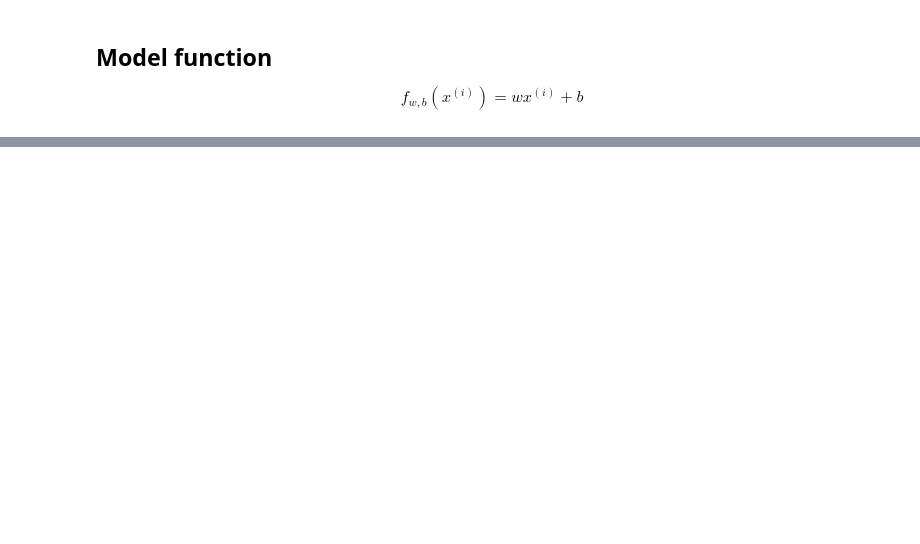
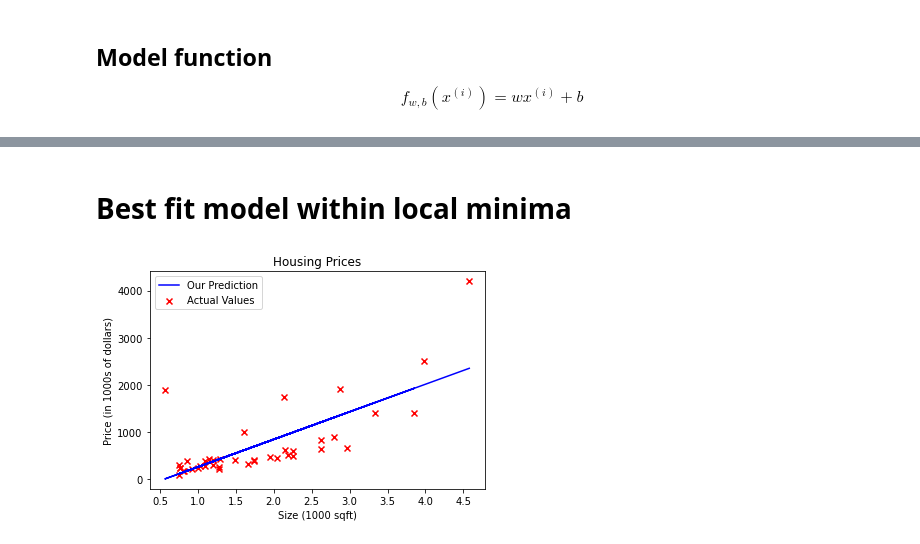
Before and after one commit to Josiel1998/machine-learning, a Jupyter notebook: JupyterNotebooks/Linear Regression - Real Estate.ipynb, the cells around one changed output, grey strips where cells are left out. Cells and saved outputs as stored; diff of their text form; code cells hidden in the pictures; blank space fills up the shorter version.

```diff
--- a/JupyterNotebooks/Linear Regression - Real Estate.ipynb
+++ b/JupyterNotebooks/Linear Regression - Real Estate.ipynb
@@ -86,0 +251,11 @@ where
+# %%
+# initialize parameters
+w_init = 0
+b_init = 0
+# some gradient descent settings
+iterations = 10000
+tmp_alpha = 1.0e-2
+# run gradient descent
+w_final, b_final, J_hist, p_hist, w_hist, b_hist = gradient_descent(x_train ,y_train, w_init, b_init, tmp_alpha,
+                                                    iterations, compute_cost, compute_gradient)
+print(f"(w,b) found by gradient descent: ({w_final:8.4f},{b_final:8.4f})")
@@ -86,0 +274,24 @@ where
+# %% [markdown]
+# Best fit model within local minima
+# %%
+w = w_final
+b = b_final
+
+tmp_f_wb = compute_model_output(x_train, w, b,)
+
+# Plot our model prediction
+plt.plot(x_train, tmp_f_wb, c='b',label='Our Prediction')
+
+# Plot the data points
+plt.scatter(x_train, y_train, marker='x', c='r',label='Actual Values')
+
+# Set the title
+plt.title("Housing Prices")
+# Set the y-axis label
+plt.ylabel('Price (in 1000s of dollars)')
+# Set the x-axis label
+plt.xlabel('Size (1000 sqft)')
+plt.legend()
+plt.show()
+# %% [output]
+[figure, added]
```
Also changed, not shown: parts of 18 cells of this notebook.
